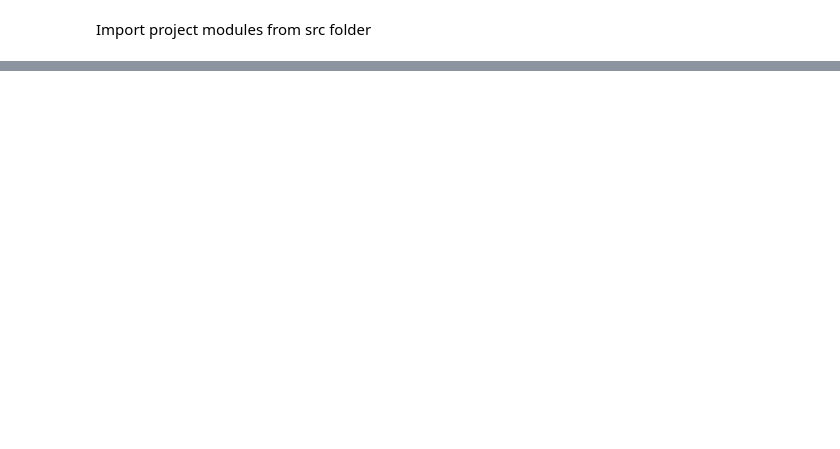
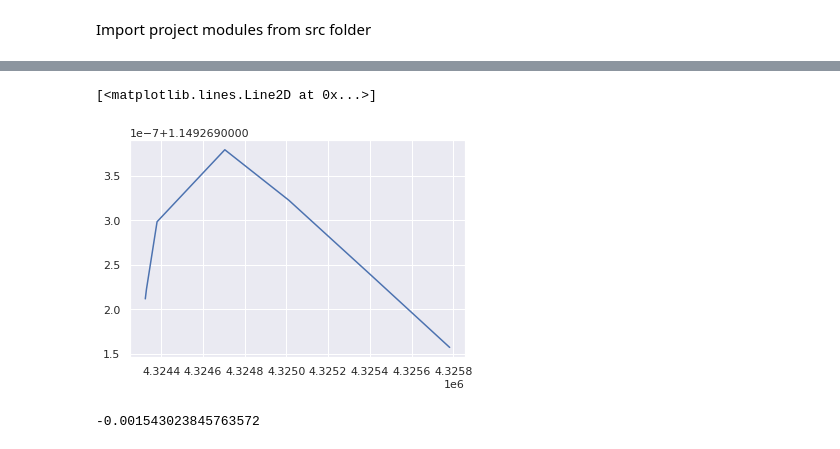
Before and after one commit to christasich/tidal_flat_0d, a Jupyter notebook: notebooks/6-cmt-sediment-model-OOP-rework.ipynb, the cells around one changed output, grey strips where cells are left out. Cells and saved outputs as stored; diff of their text form; code cells hidden in the pictures; blank space fills up the shorter version.

```diff
--- a/notebooks/6-cmt-sediment-model-OOP-rework.ipynb
+++ b/notebooks/6-cmt-sediment-model-OOP-rework.ipynb
@@ -81,0 +81,9 @@ Mon May 17 17:43:18 2021    flat_stats
+# %%
+plt.plot(I.ebb.t, I.ebb.y[2])
+# %% [output]
+[<matplotlib.lines.Line2D at 0x...>]
+[figure, added]
+# %%
+I.period * I.params.linear_rate_sec * 1000
+# %% [output]
+-0.001543023845763572
```
Also changed, not shown: parts of 6 cells of this notebook, 3 other files.
